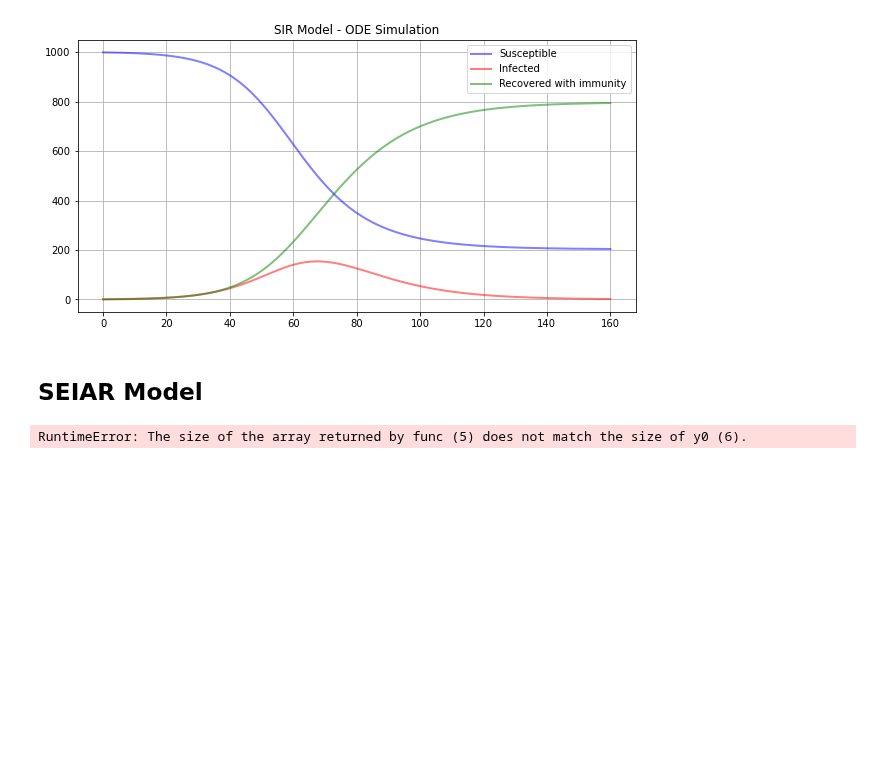
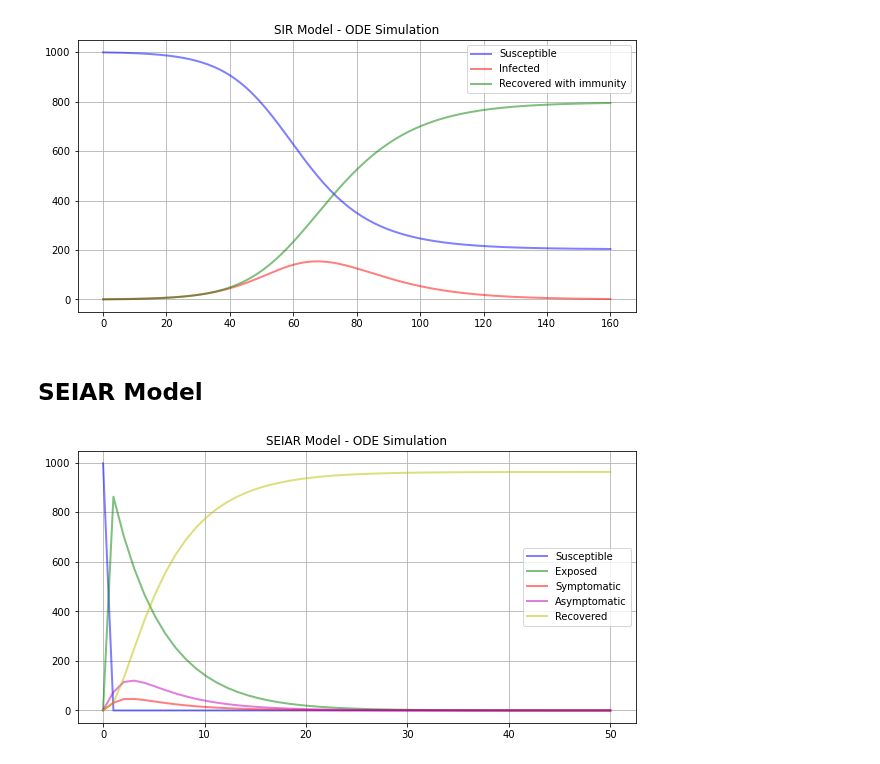
Before and after one commit to kazi0302/COVID-19-Modeling-and-Parameter-Fitting, a Jupyter notebook: ODE simulator: SIR/SIR Simulator.ipynb, the cells around one changed output. Saved outputs shown, nothing was run; the diff lists cells and outputs as text; code cells hidden in the pictures; blank space fills up the shorter version.

```diff
--- a/ODE simulator: SIR/SIR Simulator.ipynb
+++ b/ODE simulator: SIR/SIR Simulator.ipynb
@@ -37,54 +37,50 @@ plt.show()
 # %% [markdown]
 ## SEIAR Model
 # %%
-H = 1000
+N = 1000
 # %%
 # set initial condition
-I0_HI = 1
-I0_LI = 10
-A0_HI = 1
-A0_LI = 10
-R0 = 0
-E0 = 2
-S0 = H - I0_LI - I0_HI - A0_HI - A0_LI - R0 - E0
+E, I, A, R = 1, 1, 1, 0
+S = N - E - I - A - R
 
 beta_IH, beta_AH = 0.5, 0.45 # transmission rate
 gamma = 0.2 # incubation rate
 theta = 0.3 # proportion showing symptom
 lam = 0.7 # infection period (1/lambda)
 delta = 0.1 # death rate per day
+
 t = np.linspace(0, 50, 50)
 
 # define ODE system
 def deriv_High(y, t, beta_IH, beta_AH, gamma, theta, lam, delta):
 
-    S_HI, E_HI, I_HI, I_LI, A_HI, A_LI = y
+    S, E, I, A, R = y
 
-    dSdt = -1 * S_HI * (beta_IH * (I_HI + I_LI) + beta_AH * (A_HI + A_LI))
-    dEdt = (S_HI * (beta_IH * (I_HI + I_LI) + beta_AH * (A_HI + A_LI))) - gamma * E_HI
-    dIdt = (theta * gamma * E_HI) - (lam * I_HI) - (delta * I_HI)
-    dAdt = ((1 - theta) * gamma * E_HI) - (lam * A_HI)
-    dRdt = lam * (I_HI + A_HI)
+    dSdt = -1 * S * (beta_IH * (I) + beta_AH * (A))
+    dEdt = (S * (beta_IH * (I) + beta_AH * (A))) - gamma * E
+    dIdt = (theta * gamma * E) - (lam * I) - (delta * I)
+    dAdt = ((1 - theta) * gamma * E) - (lam * A)
+    dRdt = lam * (I + A)
 
     return dSdt, dEdt, dIdt, dAdt, dRdt
 
 # combine initial condition
-y0 = S0, E0, I0_HI, I0_LI, A0_HI, A0_LI
+y0 = S, E, I, A, R
 
 # solve ODE
 ret = odeint(deriv_High, y0, t, args=(beta_IH, beta_AH, gamma, theta, lam, delta))
 S, E, I, A, R = ret.T
 
 # plot ODE
 fig, ax = plt.subplots(figsize = (10,5))
 ax.set_title(f'SEIAR Model - ODE Simulation')
 ax.plot(t, S, 'b-', alpha=0.5, lw=2, label='Susceptible')
 ax.plot(t, E, 'g-', alpha=0.5, lw=2, label='Exposed')
 ax.plot(t, I, 'r-', alpha=0.5, lw=2, label='Symptomatic')
 ax.plot(t, A, 'm-', alpha=0.5, lw=2, label='Asymptomatic')
 ax.plot(t, R, 'y-', alpha=0.5, lw=2, label='Recovered')
 ax.legend()
 ax.grid()
 plt.show()
 # %% [output]
-RuntimeError: The size of the array returned by func (5) does not match the size of y0 (6).
+[figure, added]
```
